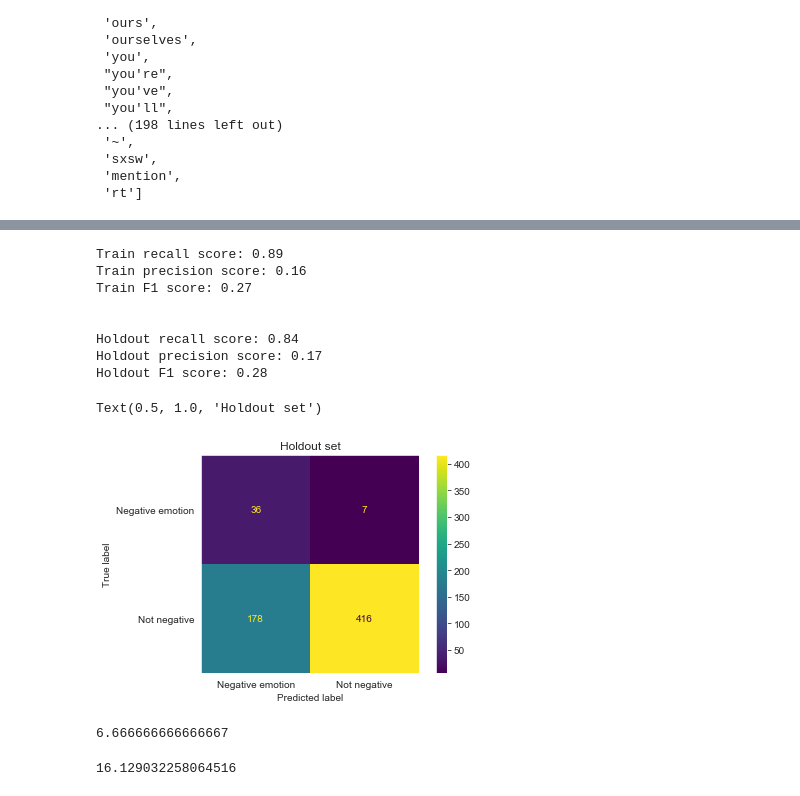
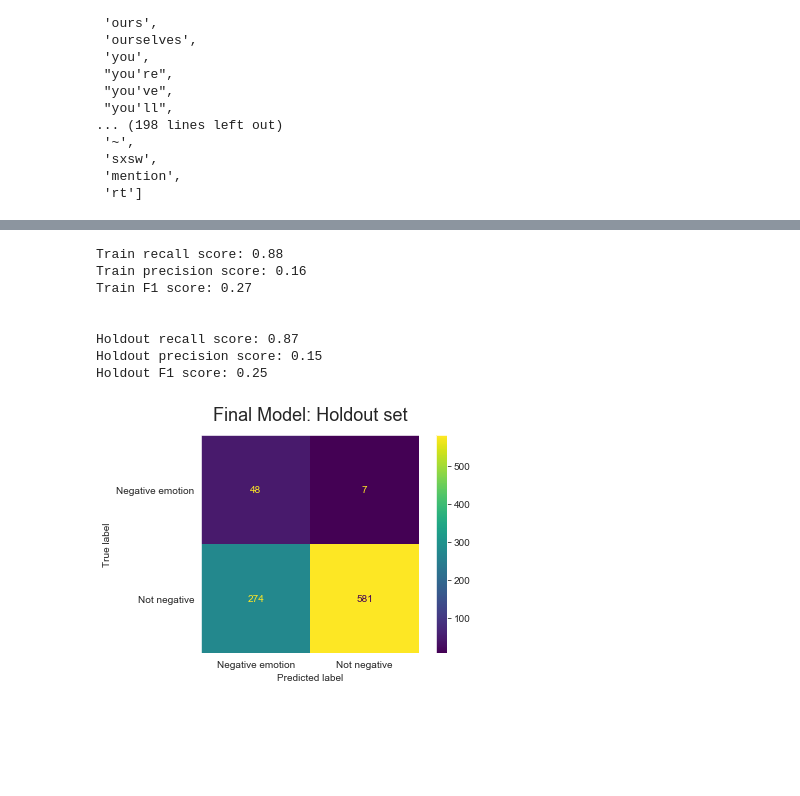
Before and after one commit to lilisbeit/Twitter-Sentiment-Analysis, a Jupyter notebook: negative-tweets-final.ipynb, the cells around one changed output, grey strips where cells are left out. Saved outputs shown, nothing was run; the diff lists cells and outputs as text; code cells hidden in the pictures; blank space fills up the shorter version.

```diff
--- a/negative-tweets-final.ipynb
+++ b/negative-tweets-final.ipynb
@@ -189,7 +210,7 @@ X = X.astype(str).map(lambda x: x.lower())
 # %%
 # create holdout set as 10% of data.  Set aside until final model validation
 
-X_train, X_holdout, y_train, y_holdout = train_test_split(X, y, test_size=0.07)
+X_train, X_holdout, y_train, y_holdout = train_test_split(X, y, test_size=0.1, random_state=9117)
 
 print(len(X_train), len(X_holdout))
 # %% [output]
@@ -219,7 +261,7 @@ countvec = CountVectorizer()
 # %%
 # create Multinomial Naive Bayes model for testing
 
-nb_count = MultinomialNB()
+multnb = MultinomialNB()
 # %%
 # test baseline model with basic countvectorizer and Multinomial Bayes model
 
@@ -520,0 +674,25 @@ Test mean F1: 0.24 +/- 0.02
+# %%
+# test baseline model on holdout set
+
+vec = countvec
+clf = multnb
+
+X_vec_train = vec.fit_transform(X_train)
+X_vec_holdout = vec.transform(X_holdout)
+
+clf.fit(X_vec_train, y_train)
+
+y_pred_train = clf.predict(X_vec_train)
+y_pred_holdout = clf.predict(X_vec_holdout)
+
+print('Train recall score:', round(recall_score(y_train, y_pred_train, pos_label='Negative emotion'), 2))
+print('Train precision score:', round(precision_score(y_train, y_pred_train, pos_label='Negative emotion'), 2))
+print('Train F1 score:', round(f1_score(y_train, y_pred_train, pos_label='Negative emotion'), 2))
+print('\n')
+print('Holdout recall score:', round(recall_score(y_holdout, y_pred_holdout, pos_label='Negative emotion'), 2))
+print('Holdout precision score:', round(precision_score(y_holdout, y_pred_holdout, pos_label='Negative emotion'), 2))
+print('Holdout F1 score:', round(f1_score(y_holdout, y_pred_holdout, pos_label='Negative emotion'), 2))
+
+plot_confusion_matrix(clf, X_vec_holdout, y_holdout)
+plt.title('Baseline Model: Hold-out Set', fontsize=18, pad=15)
+plt.savefig('images/baseline-model-holdout')
@@ -521,45 +709,35 @@ Test mean F1: 0.24 +/- 0.02
 # %%
 # test final model on holdout set
 
-X_vec_train = cv_stop_max_ngram_2.fit_transform(X_train)
-X_vec_holdout = cv_stop_max_ngram_2.transform(X_holdout)
+vec = cv_stop_max_ngram_3
+clf = compnb
 
-clf = compnb
+X_vec_train = vec.fit_transform(X_train)
+X_vec_holdout = vec.transform(X_holdout)
+
 clf.fit(X_vec_train, y_train)
 
 y_pred_train = clf.predict(X_vec_train)
 y_pred_holdout = clf.predict(X_vec_holdout)
 
 print('Train recall score:', round(recall_score(y_train, y_pred_train, pos_label='Negative emotion'), 2))
 print('Train precision score:', round(precision_score(y_train, y_pred_train, pos_label='Negative emotion'), 2))
 print('Train F1 score:', round(f1_score(y_train, y_pred_train, pos_label='Negative emotion'), 2))
 print('\n')
 print('Holdout recall score:', round(recall_score(y_holdout, y_pred_holdout, pos_label='Negative emotion'), 2))
 print('Holdout precision score:', round(precision_score(y_holdout, y_pred_holdout, pos_label='Negative emotion'), 2))
 print('Holdout F1 score:', round(f1_score(y_holdout, y_pred_holdout, pos_label='Negative emotion'), 2))
 
 plot_confusion_matrix(clf, X_vec_holdout, y_holdout)
-plt.title('Holdout set')
+plt.title('Final Model: Holdout set', fontsize=18, pad=15)
+plt.savefig('images/final-model-holdout')
 # %% [output]
-Train recall score: 0.89
+Train recall score: 0.88
 Train precision score: 0.16
 Train F1 score: 0.27
 
 
-Holdout recall score: 0.84
-Holdout precision score: 0.17
-Holdout F1 score: 0.28
+Holdout recall score: 0.87
+Holdout precision score: 0.15
+Holdout F1 score: 0.25
-Text(0.5, 1.0, 'Holdout set')
-[figure, old version]
+[figure, new version]
-# %%
-# with precision of 15%, you need to read through
-100/15
-# 7 tweets to find a negative one
-# 22% of negative tweets are missed
-# %% [output]
-6.666666666666667
-# %%
-# you have to read through 17 tweets to find a negative one
-100/6.2
-# %% [output]
-16.129032258064516
```
Also changed, not shown: parts of 42 cells of this notebook, 10 other files.
